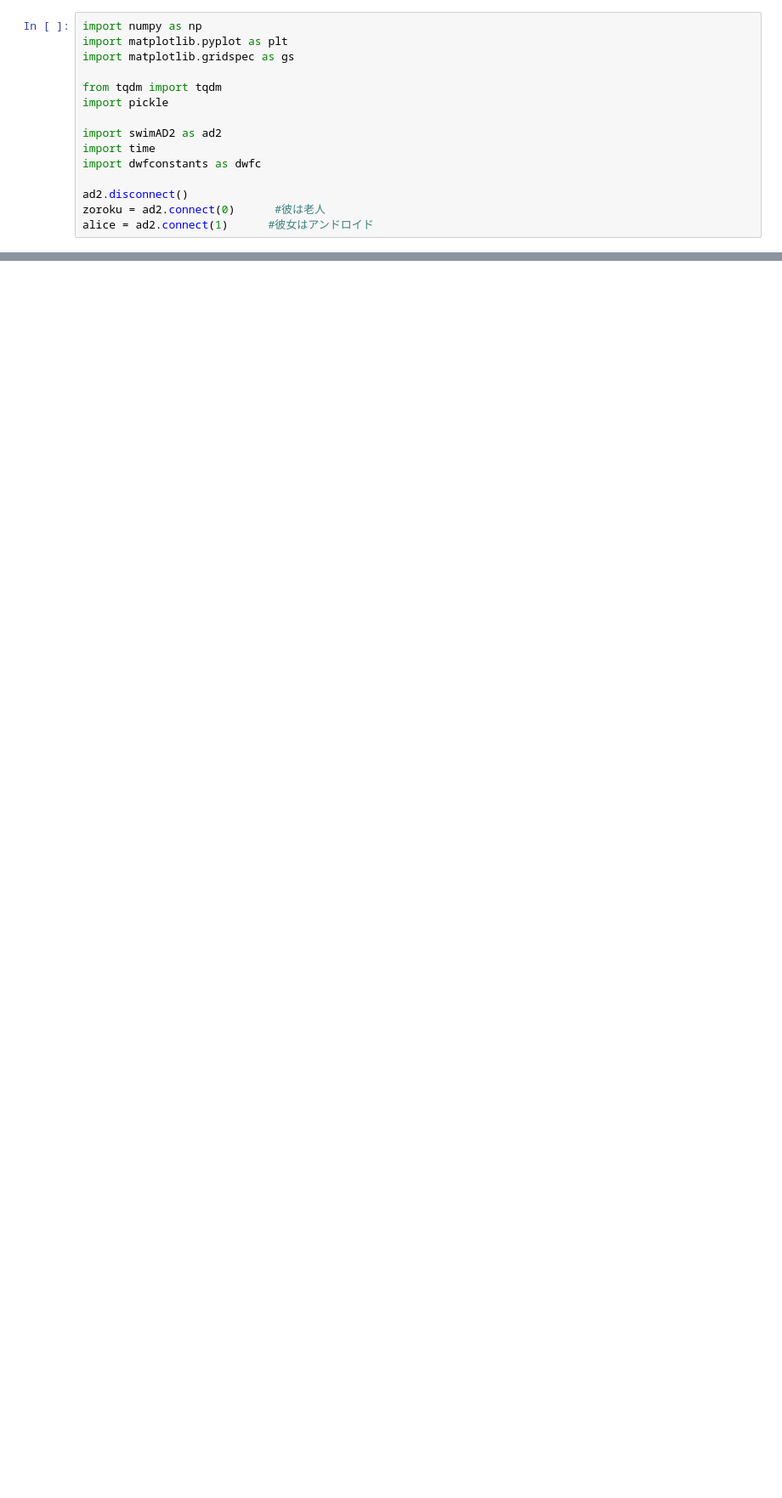
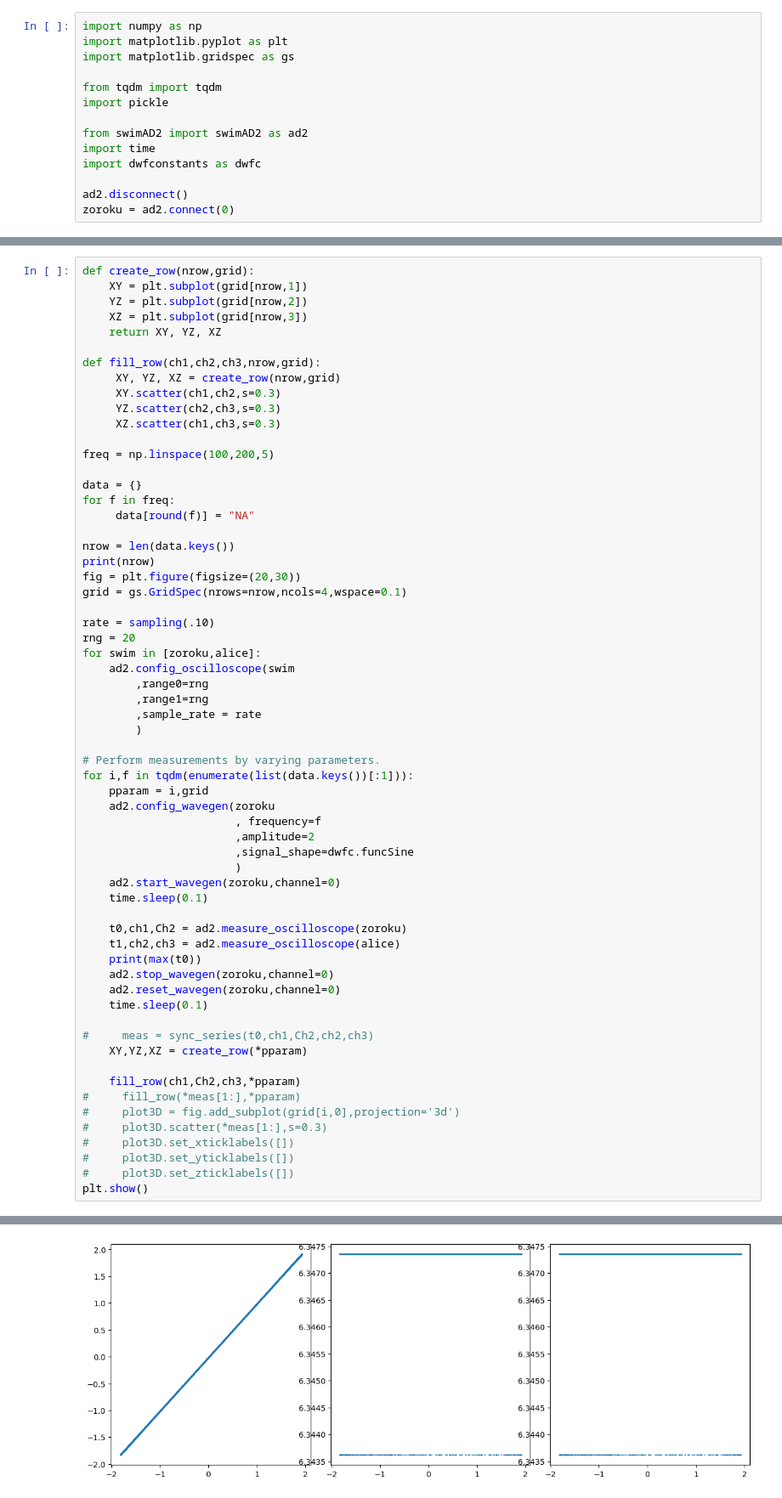
Before and after one commit to Chwanhee/Metrology, a Jupyter notebook: Report_2/Synced_measurement.ipynb, the cells around one changed output, grey strips where cells are left out. Shown at 85% size. Drawn from its saved outputs; the diff is of its cells as text; blank space fills up the shorter version.

```diff
--- a/Report_2/Synced_measurement.ipynb
+++ b/Report_2/Synced_measurement.ipynb
@@ -6,11 +6,10 @@ import matplotlib.gridspec as gs
 from tqdm import tqdm
 import pickle
 
-import swimAD2 as ad2
+from swimAD2 import swimAD2 as ad2
 import time
 import dwfconstants as dwfc
 
 ad2.disconnect()
-zoroku = ad2.connect(0)      #彼は老人
-alice = ad2.connect(1)      #彼女はアンドロイド
+zoroku = ad2.connect(0)
 # %%
@@ -103,0 +52,63 @@ meas = sync_series(t0,ch1,Ch2,ch2,ch3)
+# %%
+def create_row(nrow,grid):
+    XY = plt.subplot(grid[nrow,1])
+    YZ = plt.subplot(grid[nrow,2])
+    XZ = plt.subplot(grid[nrow,3])
+    return XY, YZ, XZ
+
+def fill_row(ch1,ch2,ch3,nrow,grid):
+     XY, YZ, XZ = create_row(nrow,grid)
+     XY.scatter(ch1,ch2,s=0.3)
+     YZ.scatter(ch2,ch3,s=0.3)
+     XZ.scatter(ch1,ch3,s=0.3)
+
+freq = np.linspace(100,200,5)
+
+data = {}
+for f in freq:
+     data[round(f)] = "NA"
+
+nrow = len(data.keys())
+print(nrow)
+fig = plt.figure(figsize=(20,30))
+grid = gs.GridSpec(nrows=nrow,ncols=4,wspace=0.1)
+
+rate = sampling(.10)
+rng = 20
+for swim in [zoroku,alice]:
+    ad2.config_oscilloscope(swim
+        ,range0=rng
+        ,range1=rng
+        ,sample_rate = rate
+        )
+
+# Perform measurements by varying parameters.
+for i,f in tqdm(enumerate(list(data.keys())[:1])):
+    pparam = i,grid
+    ad2.config_wavegen(zoroku
+                       , frequency=f
+                       ,amplitude=2
+                       ,signal_shape=dwfc.funcSine
+                       )
+    ad2.start_wavegen(zoroku,channel=0)
+    time.sleep(0.1)
+
+    t0,ch1,Ch2 = ad2.measure_oscilloscope(zoroku)
+    t1,ch2,ch3 = ad2.measure_oscilloscope(alice)
+    print(max(t0))
+    ad2.stop_wavegen(zoroku,channel=0)
+    ad2.reset_wavegen(zoroku,channel=0)
+    time.sleep(0.1)
+
+#     meas = sync_series(t0,ch1,Ch2,ch2,ch3)
+    XY,YZ,XZ = create_row(*pparam)
+
+    fill_row(ch1,Ch2,ch3,*pparam)
+#     fill_row(*meas[1:],*pparam)
+#     plot3D = fig.add_subplot(grid[i,0],projection='3d')
+#     plot3D.scatter(*meas[1:],s=0.3)
+#     plot3D.set_xticklabels([])
+#     plot3D.set_yticklabels([])
+#     plot3D.set_zticklabels([])
+plt.show()
+# %% [output]
@@ -104 +117,2 @@ meas = sync_series(t0,ch1,Ch2,ch2,ch3)
+[figure, added]
 # %%
```
Also changed, not shown: parts of 8 cells of this notebook.
